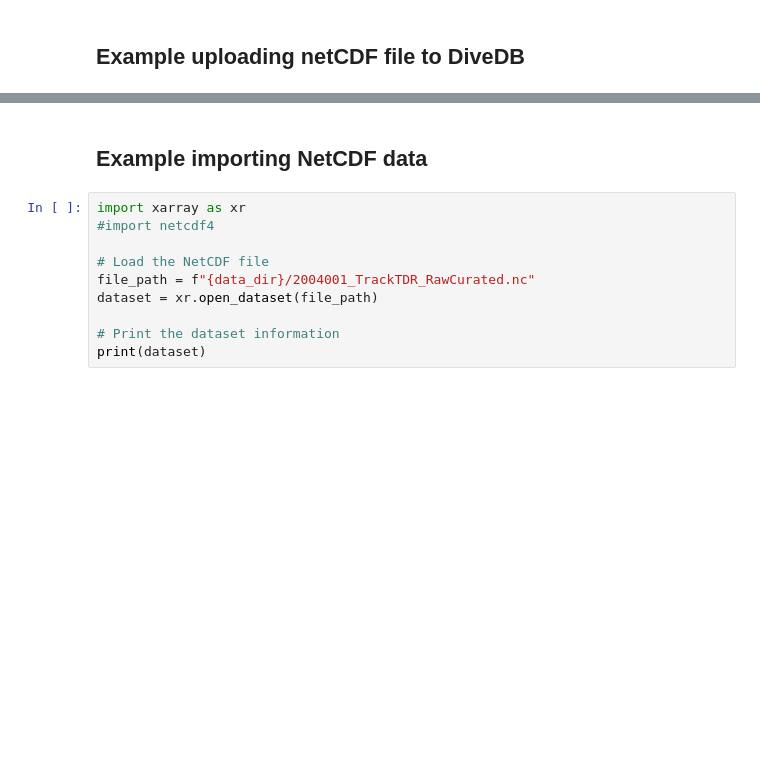
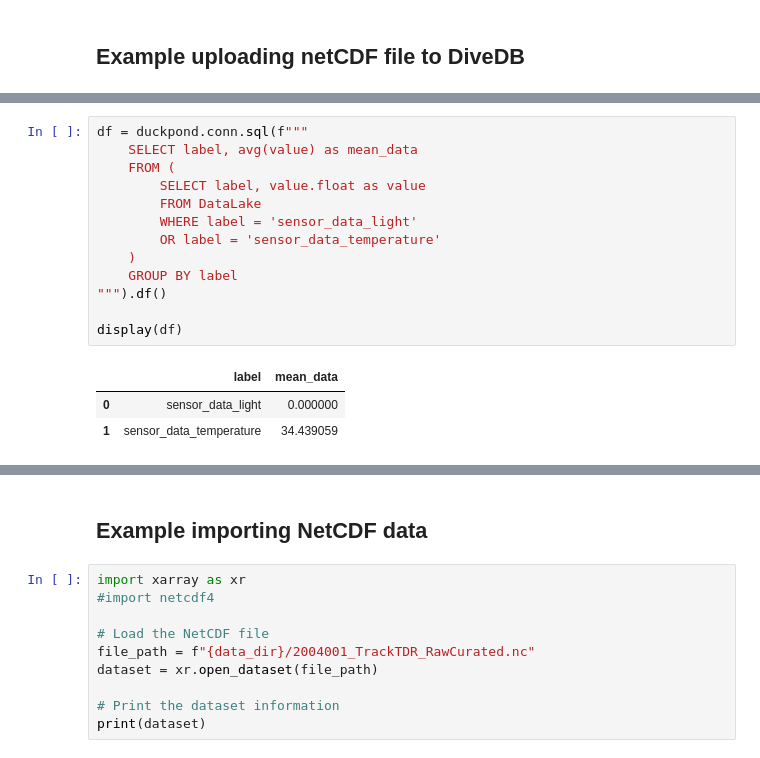
Before and after one commit to jmkendallbar/pyologger, a Jupyter notebook: notebooks/00_data_to_diveDB.ipynb, the cells around one changed output, grey strips where cells are left out. Saved outputs shown, nothing was run; the diff lists cells and outputs as text; blank space fills up the shorter version.

```diff
--- a/notebooks/00_data_to_diveDB.ipynb
+++ b/notebooks/00_data_to_diveDB.ipynb
@@ -83,0 +148,17 @@ duckpond.get_delta_data(
+# %%
+df = duckpond.conn.sql(f"""
+    SELECT label, avg(value) as mean_data
+    FROM (
+        SELECT label, value.float as value
+        FROM DataLake
+        WHERE label = 'sensor_data_light'
+        OR label = 'sensor_data_temperature'
+    )
+    GROUP BY label
+""").df()
+
+display(df)
+# %% [output]
+|  | label | mean_data |
+| 0 | sensor_data_light | 0.000000 |
+| 1 | sensor_data_temperature | 34.439059 |
```
Also changed, not shown: parts of 15 cells of this notebook, 6 other files.
